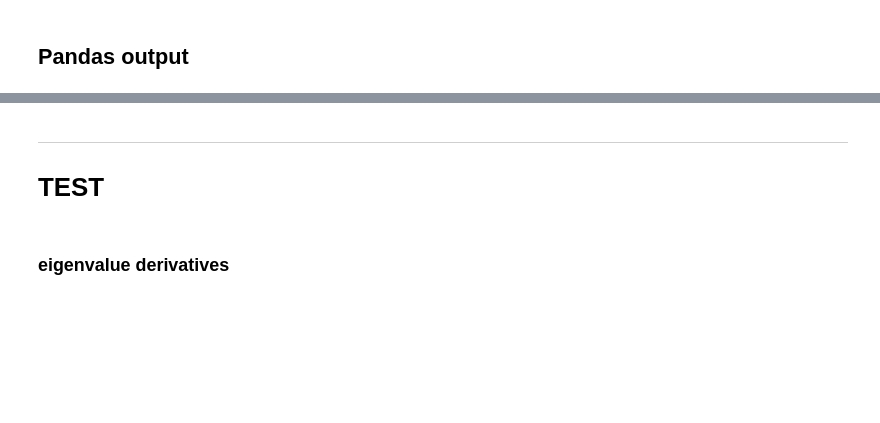
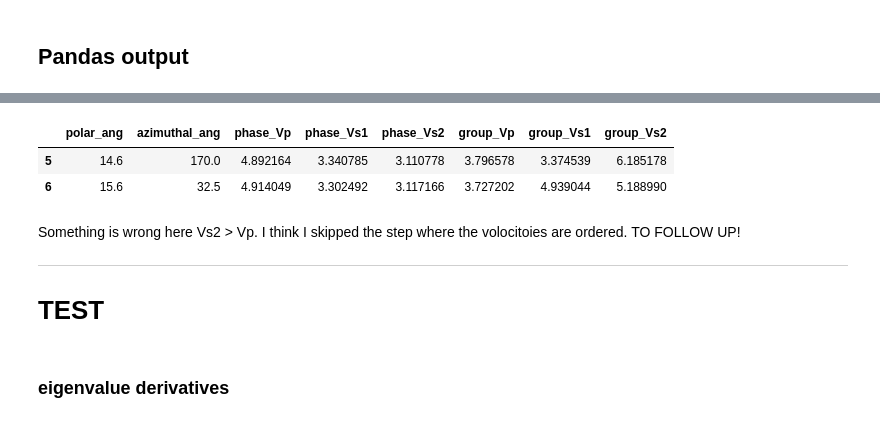
Before and after one commit to marcoalopez/PyRockWave, a Jupyter notebook: src/test_christoffel_stepbystep.ipynb, the cells around one changed output, grey strips where cells are left out. Saved outputs shown, nothing was run; the diff lists cells and outputs as text; code cells hidden in the pictures; blank space fills up the shorter version.

```diff
--- a/src/test_christoffel_stepbystep.ipynb
+++ b/src/test_christoffel_stepbystep.ipynb
@@ -369,7 +322,15 @@ Name: group_Vp, Length: 450, dtype: float64
-# %% [markdown]
-
----
-# TEST
+# %%
+data.iloc[5:7, :]
+# %% [output]
+|  | polar_ang | azimuthal_ang | phase_Vp | phase_Vs1 | phase_Vs2 | group_Vp | group_Vs1 | group_Vs2 |
+| 5 | 14.6 | 170.0 | 4.892164 | 3.340785 | 3.110778 | 3.796578 | 3.374539 | 6.185178 |
+| 6 | 15.6 | 32.5 | 4.914049 | 3.302492 | 3.117166 | 3.727202 | 4.939044 | 5.188990 |
+# %% [markdown]
+Something is wrong here Vs2 > Vp. I think I skipped the step where the volocitoies are ordered. TO FOLLOW UP!
+
+---
+
+# TEST
 # %%
 def set_group_velocity(phase_vel, eig_vec, gradmat, direction):
     """
```
Also changed, not shown: parts of 19 cells of this notebook.
